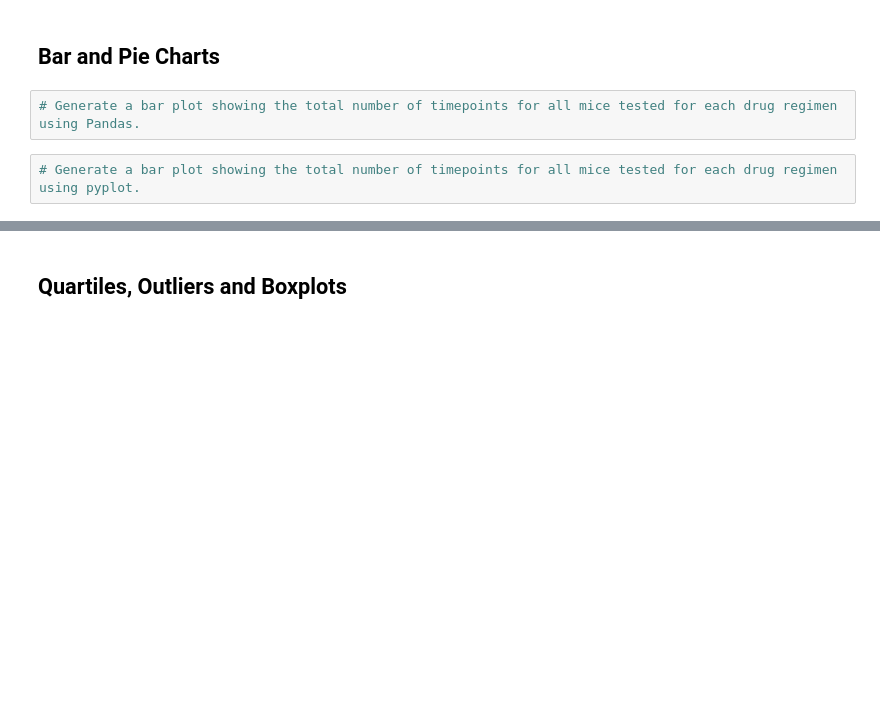
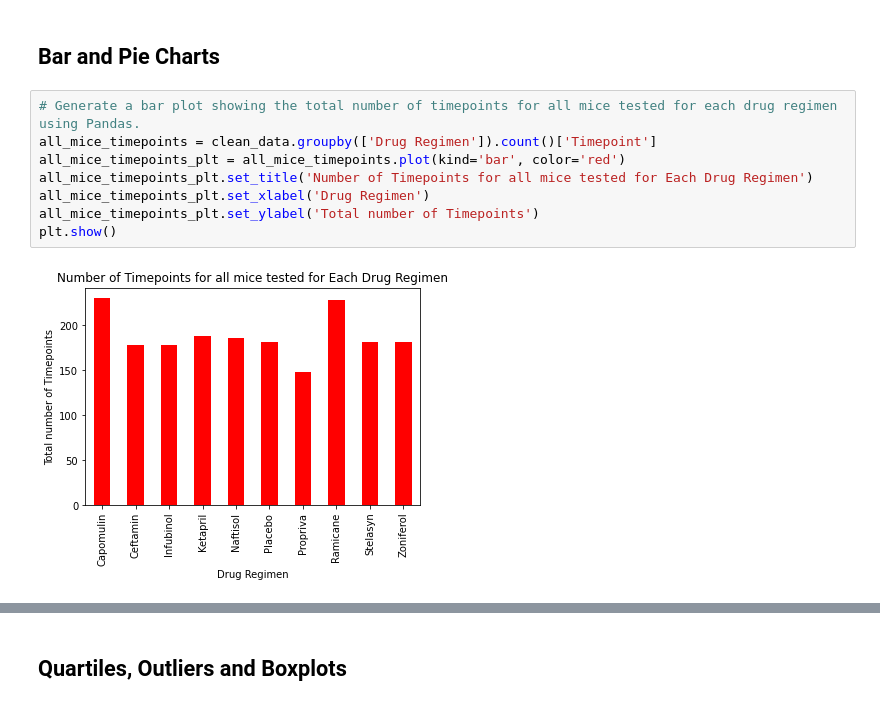
Before and after one commit to vasantap/The-Power-of-Plots, a Jupyter notebook: pymaceuticals_starter.ipynb, the cells around one changed output, grey strips where cells are left out. Cells and saved outputs as stored; diff of their text form; blank space fills up the shorter version.

Commit message:
Bar and pie charts

```diff
--- a/pymaceuticals_starter.ipynb
+++ b/pymaceuticals_starter.ipynb
@@ -148,5 +148,11 @@ summary_stats_df
 ## Bar and Pie Charts
 # %%
 # Generate a bar plot showing the total number of timepoints for all mice tested for each drug regimen using Pandas.
+all_mice_timepoints = clean_data.groupby(['Drug Regimen']).count()['Timepoint']
+all_mice_timepoints_plt = all_mice_timepoints.plot(kind='bar', color='red')
+all_mice_timepoints_plt.set_title('Number of Timepoints for all mice tested for Each Drug Regimen')
+all_mice_timepoints_plt.set_xlabel('Drug Regimen')
+all_mice_timepoints_plt.set_ylabel('Total number of Timepoints')
+plt.show()
+# %% [output]
+[figure, added]
-# %%
-# Generate a bar plot showing the total number of timepoints for all mice tested for each drug regimen using pyplot.
```
Also changed, not shown: parts of 4 cells of this notebook.
